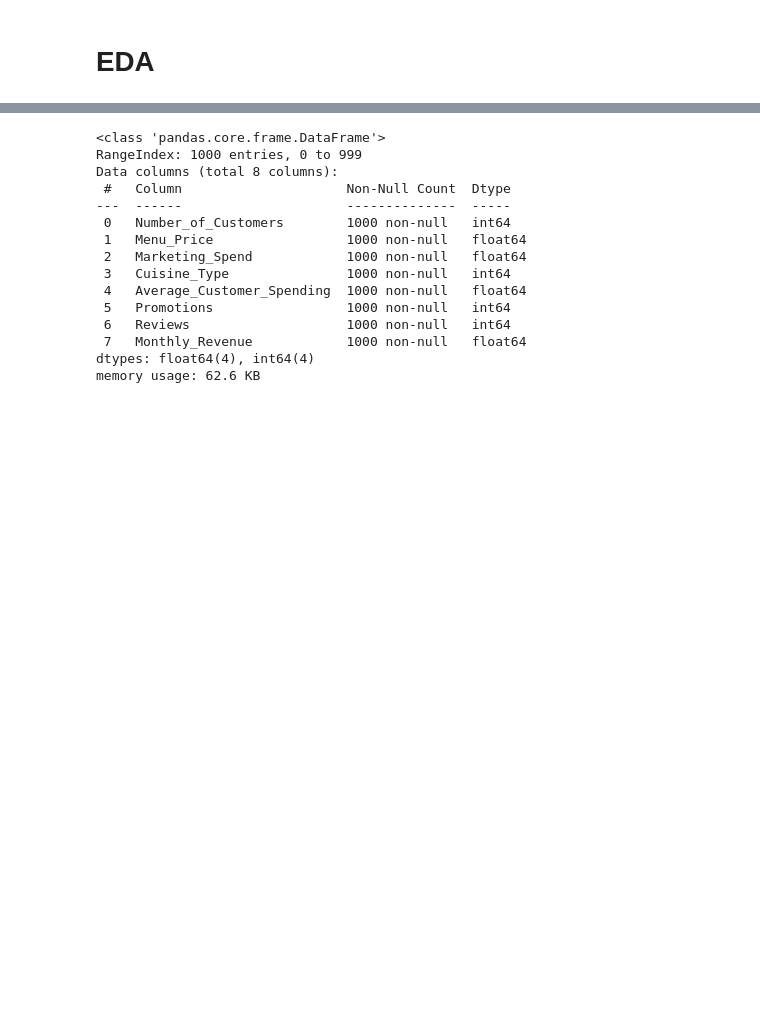
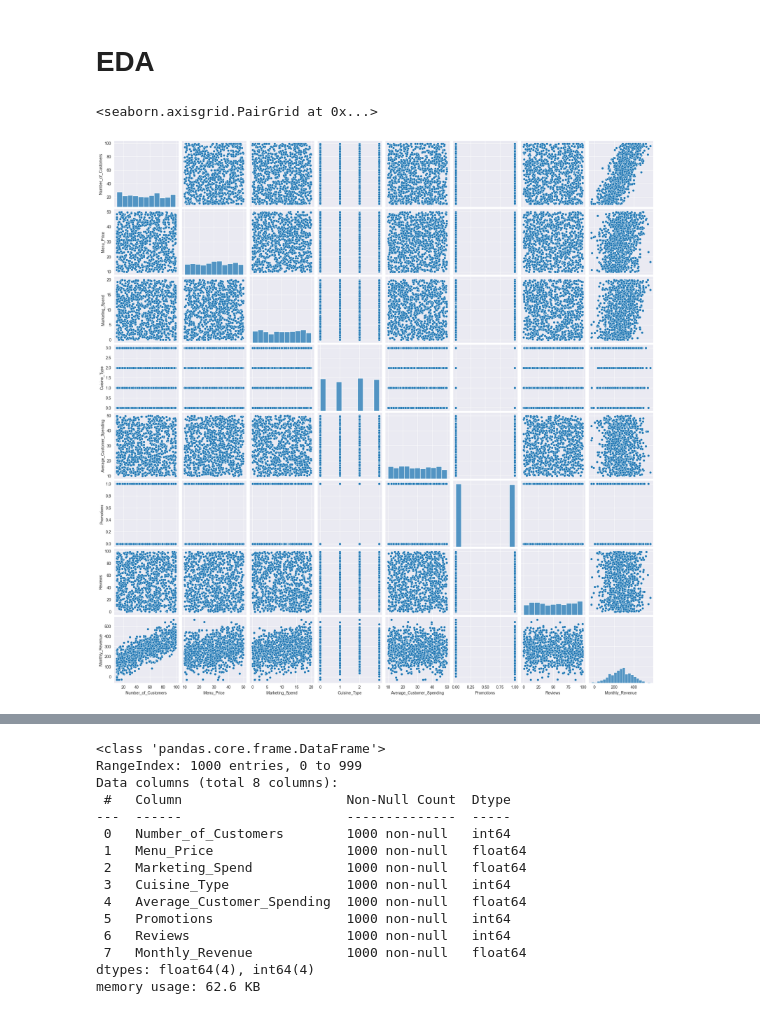
Before and after one commit to Rishant-gupta/Restaurant_review_prediction-_model, a Jupyter notebook: RestaurantReviewPrediction.ipynb, the cells around one changed output, grey strips where cells are left out. Drawn from its saved outputs; the diff is of its cells as text; code cells hidden in the pictures; blank space fills up the shorter version.

Commit message:
new plot

```diff
--- a/RestaurantReviewPrediction.ipynb
+++ b/RestaurantReviewPrediction.ipynb
@@ -80,6 +65,11 @@ le = LabelEncoder()
 df['Cuisine_Type'] = le.fit_transform(df['Cuisine_Type'])
 # %% [markdown]
 # EDA
+# %%
+sns.pairplot(df)
+# %% [output]
+<seaborn.axisgrid.PairGrid at 0x...>
+[figure, added]
 # %%
 # Correlation heatmap
 plt.figure(figsize=(8,6))
```
Also changed, not shown: parts of 6 cells of this notebook.
